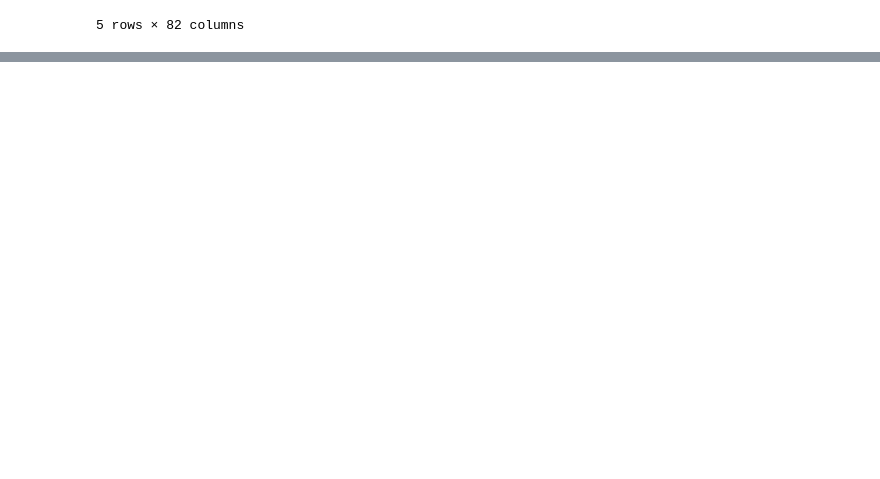
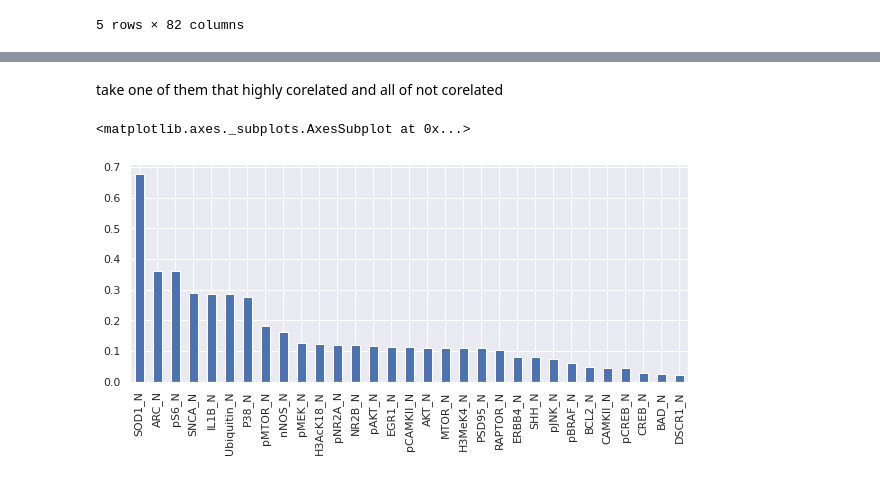
Before and after one commit to arizky012/BioInformatics-Class, a Jupyter notebook: Final_Proyek_BioInfo.ipynb, the cells around one changed output, grey strips where cells are left out. Drawn from its saved outputs; the diff is of its cells as text; code cells hidden in the pictures; blank space fills up the shorter version.

```diff
--- a/Final_Proyek_BioInfo.ipynb
+++ b/Final_Proyek_BioInfo.ipynb
@@ -75,0 +124,11 @@ sns.heatmap(datacorr)
+# %%
+from sklearn.preprocessing import LabelEncoder
+labelencoder = LabelEncoder()
+X_class = data.iloc[:,81].values
+X_gen = data.iloc[:,78].values
+X_treat = data.iloc[:,79].values
+X_beh = data.iloc[:,80].values
+X_class = labelencoder.fit_transform(X_class)
+X_gen = labelencoder.fit_transform(X_gen)
+X_treat = labelencoder.fit_transform(X_treat)
+X_beh = labelencoder.fit_transform(X_beh)
@@ -75,0 +137,6 @@ sns.heatmap(datacorr)
+# %%
+X = data.iloc[:,2:79]
+X['Genotype'] = X_gen
+X['Treatment'] = X_treat
+X['Behavior'] = X_beh
+Y = X_class
@@ -75,0 +218,2 @@ sns.heatmap(datacorr)
+# %%
+X = X[['pAKT_N','pBRAF_N','pCAMKII_N','pCREB_N','pJNK_N','pMEK_N','pNR2A_N','AKT_N','CAMKII_N','CREB_N','SOD1_N','MTOR_N','P38_N','pMTOR_N','DSCR1_N','NR2B_N','RAPTOR_N','ARC_N','ERBB4_N','nNOS_N','IL1B_N','PSD95_N','SNCA_N','Ubiquitin_N','SHH_N','BAD_N','BCL2_N','pS6_N','H3AcK18_N','EGR1_N','H3MeK4_N']]
@@ -75,0 +263,12 @@ sns.heatmap(datacorr)
+# %% [markdown]
+take one of them that highly corelated and all of not corelated
+# %%
+mi = mutual_info_regression(X, Y)
+# %%
+mi = pd.Series(mi)
+mi.index = X.columns
+mi.sort_values(ascending=False)
+mi.sort_values(ascending=False).plot.bar(figsize=(10, 4))
+# %% [output]
+<matplotlib.axes._subplots.AxesSubplot at 0x...>
+[figure, added]
```
Also changed, not shown: parts of 45 cells of this notebook.
